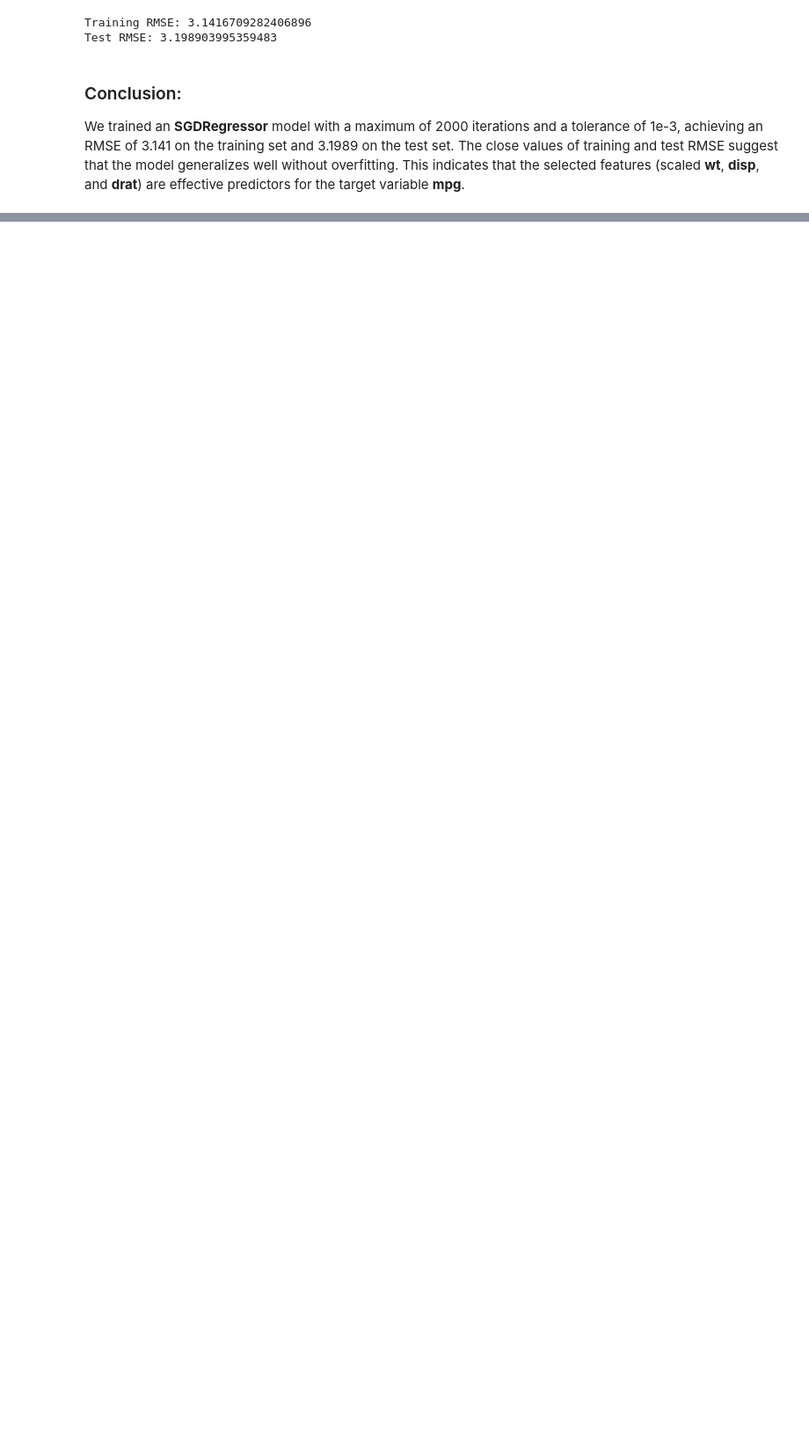
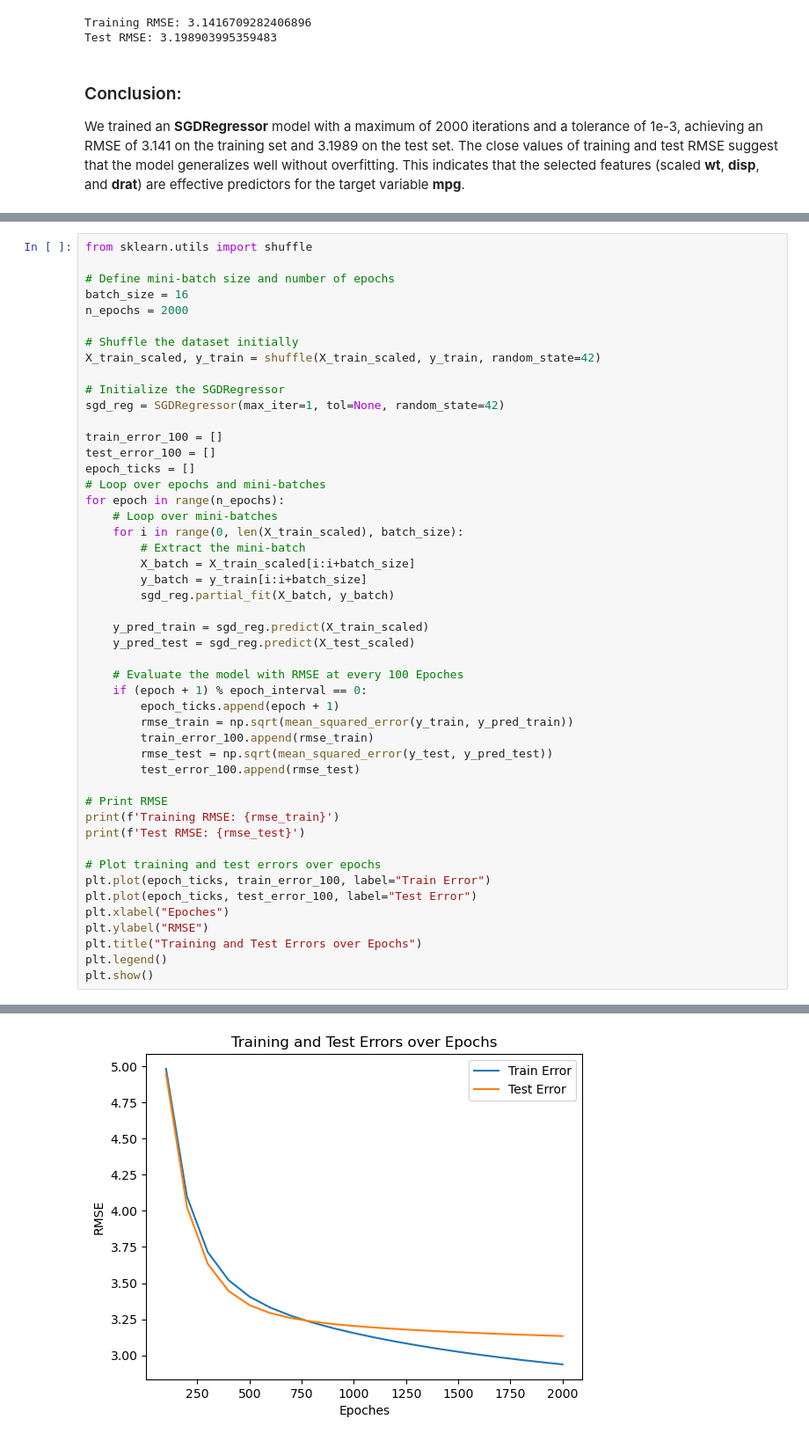
Before and after one commit to hutuhehe/EDS-machine-learning-, a Jupyter notebook: Lecture_5_Linear_Regression.ipynb, the cells around one changed output, grey strips where cells are left out. Shown: that part at 88% size. Cells and saved outputs as stored; diff of their text form; blank space fills up the shorter version.

Commit message:
adding mini-batch and Batch graidnet in 3rd part

```diff
--- a/Lecture_5_Linear_Regression.ipynb
+++ b/Lecture_5_Linear_Regression.ipynb
@@ -770,0 +778,49 @@ We trained an **SGDRegressor** model with a maximum of 2000 iterations and a tol
+# %%
+from sklearn.utils import shuffle
+
+# Define mini-batch size and number of epochs
+batch_size = 16
+n_epochs = 2000
+
+# Shuffle the dataset initially
+X_train_scaled, y_train = shuffle(X_train_scaled, y_train, random_state=42)
+
+# Initialize the SGDRegressor
+sgd_reg = SGDRegressor(max_iter=1, tol=None, random_state=42)
+
+train_error_100 = []
+test_error_100 = []
+epoch_ticks = []
+# Loop over epochs and mini-batches
+for epoch in range(n_epochs):
+    # Loop over mini-batches
+    for i in range(0, len(X_train_scaled), batch_size):
+        # Extract the mini-batch
+        X_batch = X_train_scaled[i:i+batch_size]
+        y_batch = y_train[i:i+batch_size]
+        sgd_reg.partial_fit(X_batch, y_batch)
+
+    y_pred_train = sgd_reg.predict(X_train_scaled)
+    y_pred_test = sgd_reg.predict(X_test_scaled)
+
+    # Evaluate the model with RMSE at every 100 Epoches
+    if (epoch + 1) % epoch_interval == 0:
+        epoch_ticks.append(epoch + 1)
+        rmse_train = np.sqrt(mean_squared_error(y_train, y_pred_train))
+        train_error_100.append(rmse_train)
+        rmse_test = np.sqrt(mean_squared_error(y_test, y_pred_test))
+        test_error_100.append(rmse_test)
+
+# Print RMSE
+print(f'Training RMSE: {rmse_train}')
+print(f'Test RMSE: {rmse_test}')
+
+# Plot training and test errors over epochs
+plt.plot(epoch_ticks, train_error_100, label="Train Error")
+plt.plot(epoch_ticks, test_error_100, label="Test Error")
+plt.xlabel("Epoches")
+plt.ylabel("RMSE")
+plt.title("Training and Test Errors over Epochs")
+plt.legend()
+plt.show()
+# %% [output]
@@ -770,0 +829 @@ We trained an **SGDRegressor** model with a maximum of 2000 iterations and a tol
+[figure, added]
```
Also changed, not shown: parts of 5 cells of this notebook.
